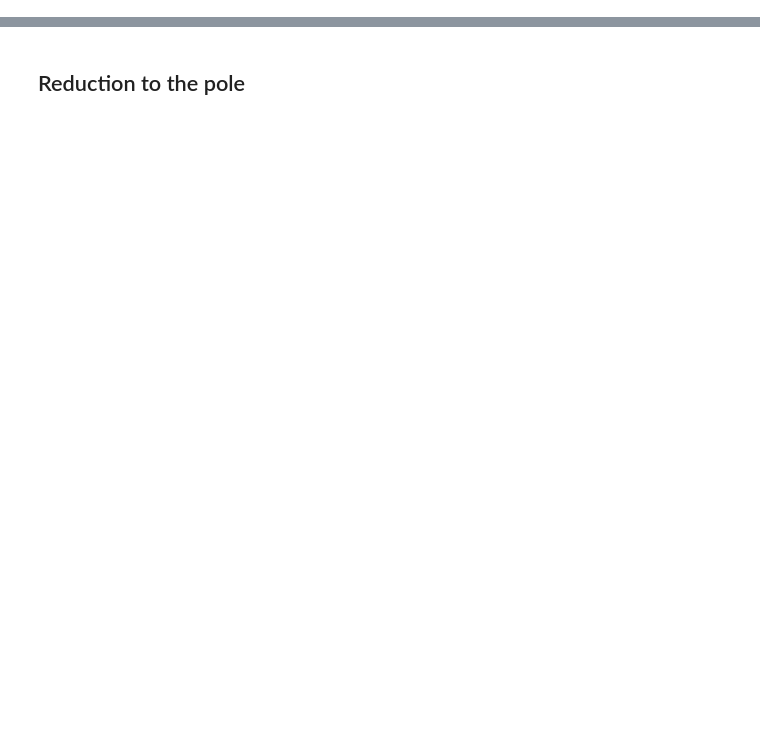
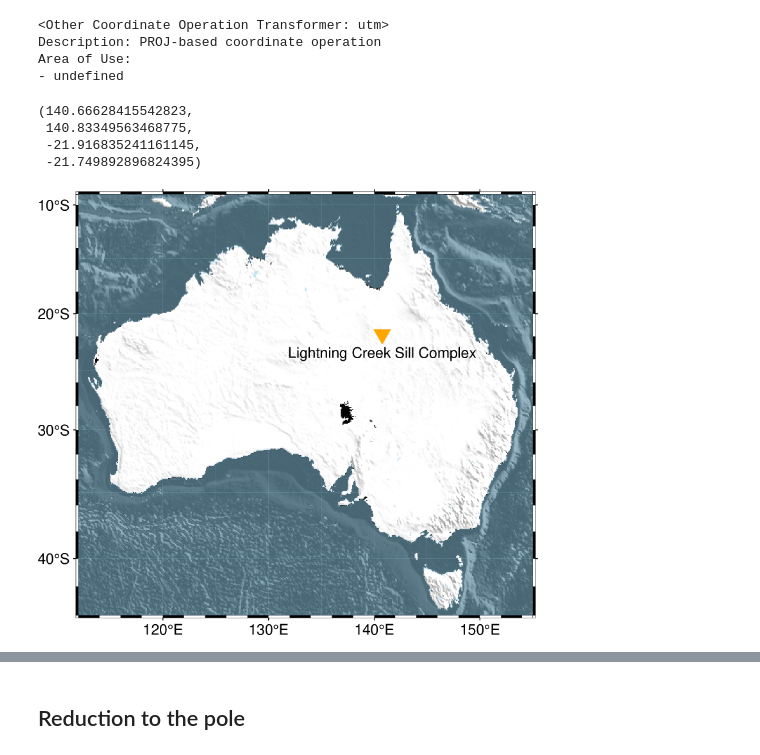
Before and after one commit to fatiando/2023-kegs, a Jupyter notebook: slides/code/transformations.ipynb, the cells around one changed output, grey strips where cells are left out. Saved outputs shown, nothing was run; the diff lists cells and outputs as text; code cells hidden in the pictures; blank space fills up the shorter version.

Commit message:
Finish notebook with grid transformations and its figs

```diff
--- a/slides/code/transformations.ipynb
+++ b/slides/code/transformations.ipynb
@@ -135,0 +18,2 @@ plt.show()
+# %%
+figsdir = pathlib.Path("..") / "figs"
@@ -135,0 +32,4 @@ plt.show()
+# %%
+fname = ensaio.fetch_lightning_creek_magnetic(version=1)
+magnetic_grid = xr.load_dataarray(fname)
+magnetic_grid
@@ -135,0 +54,47 @@ plt.show()
+# %%
+projection = pyproj.Proj(proj="utm", zone=54, south=True, ellps="WGS84")
+projection
+# %% [output]
+<Other Coordinate Operation Transformer: utm>
+Description: PROJ-based coordinate operation
+Area of Use:
+- undefined
+# %%
+easting, northing = np.meshgrid(magnetic_grid.easting, magnetic_grid.northing)
+longitude, latitude = projection(easting, northing, inverse=True)
+region_degrees = vd.get_region((longitude, latitude))
+region_degrees
+# %% [output]
+(140.66628415542823,
+ 140.83349563468775,
+ -21.916835241161145,
+ -21.749892896824395)
+# %%
+region_degrees_pad = (112, 155, -44, -9)
+west, east, south, north = region_degrees[:]
+lon_center, lat_center = np.mean([west, east]), np.mean([south, north])
+
+fig = pygmt.Figure()
+gmt_projection = "M12c"
+
+pygmt.makecpt(cmap="gray")
+fig.grdimage(
+    "@earth_relief_05m",
+    region=region_degrees_pad,
+    projection=gmt_projection,
+    shading="+a45+nt0.7",
+    frame="af",
+    cmap=True,
+)
+fig.coast(
+    water="#8fcae7",
+    transparency=50,
+)
+
+fig.plot(x=[lon_center], y=[lat_center], projection=gmt_projection, style="i15p", fill="orange")
+fig.text(text="Lightning Creek Sill Complex", x=lon_center, y=lat_center - 1.6)
+
+fig.savefig(figsdir / "lightning-creek-location-map.png", dpi=300)
+fig.show()
+# %% [output]
+[figure, added]
```
Also changed, not shown: parts of 31 cells of this notebook, 5 other files.
